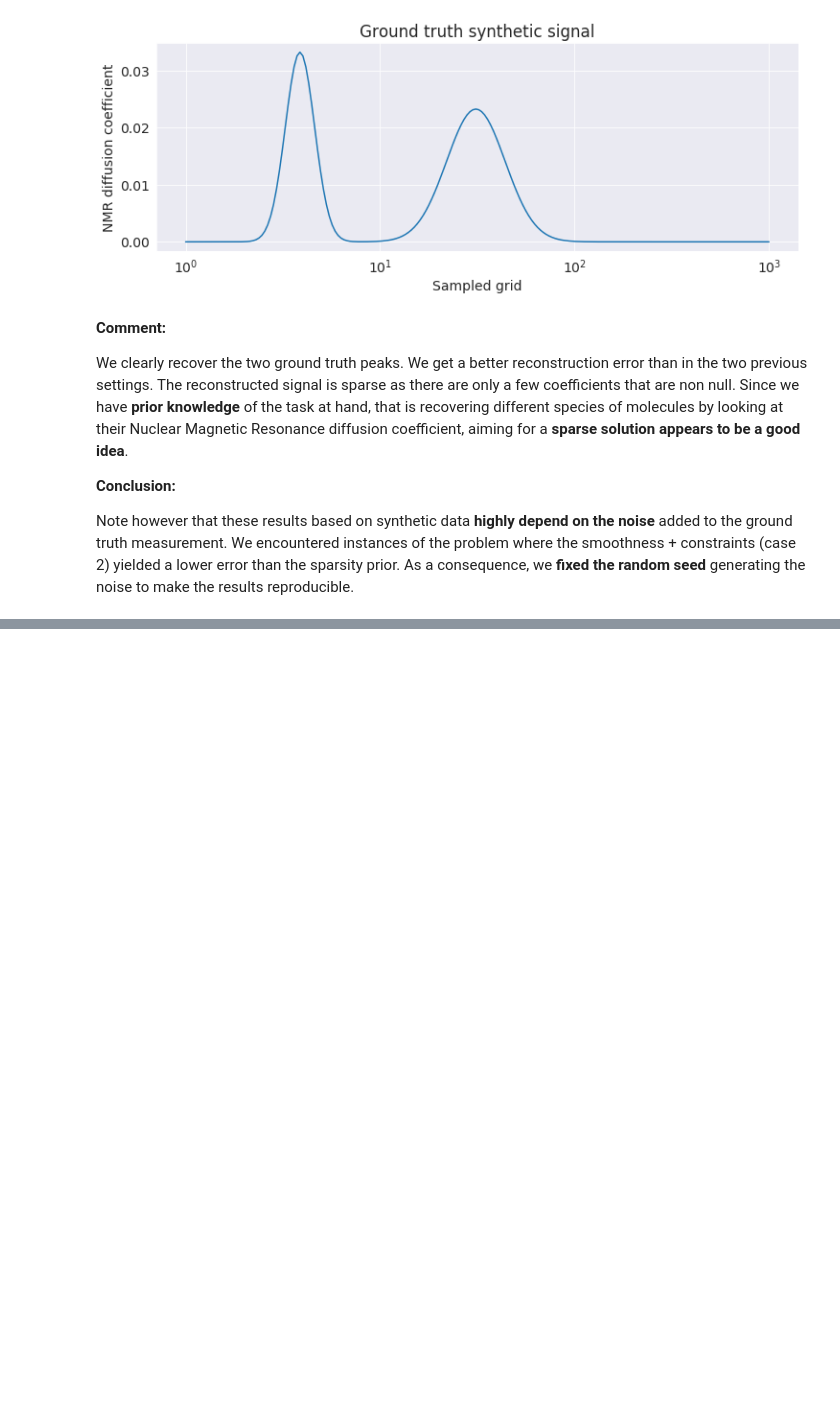
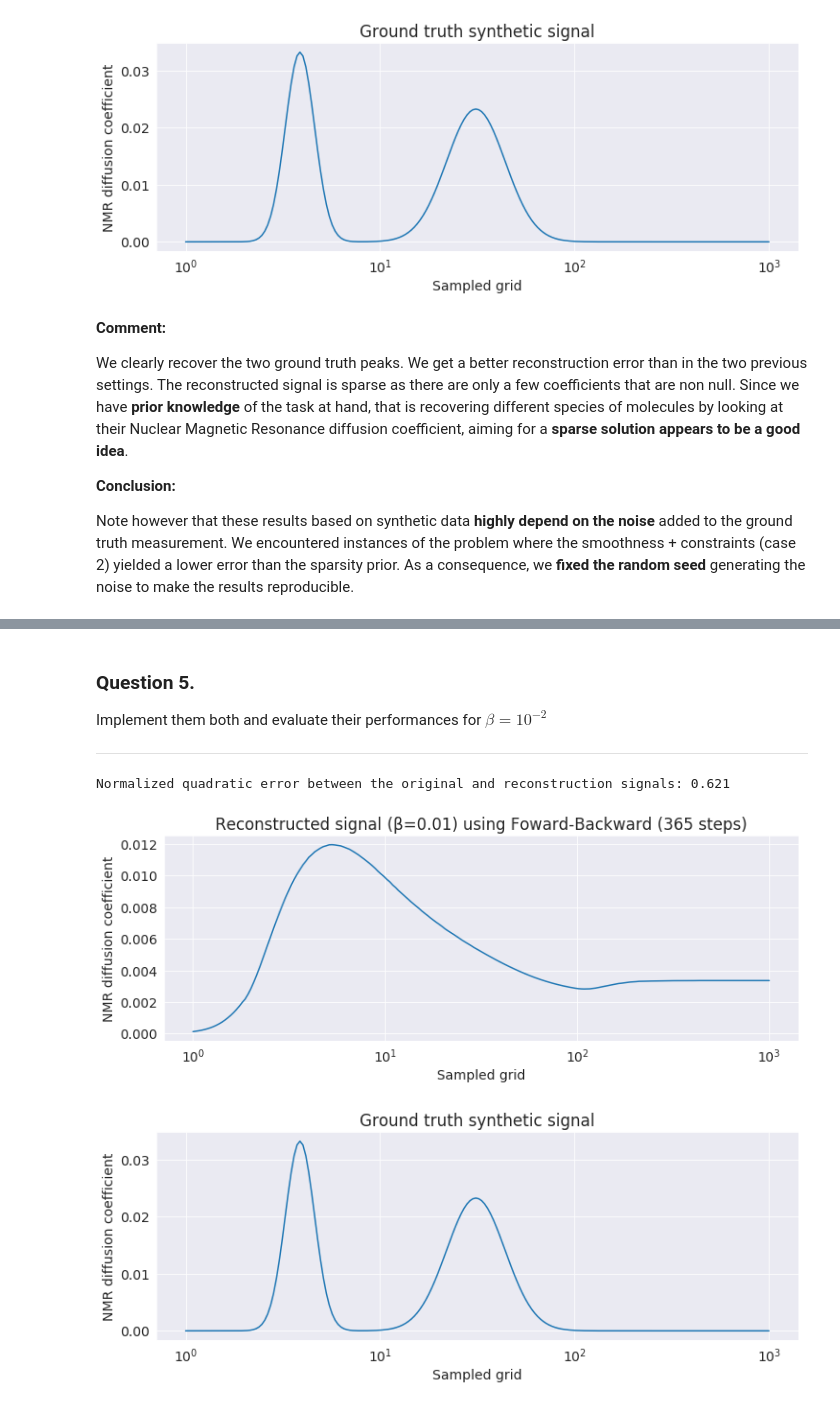
Before and after one commit to azouaoui-cv/LSOPTIM, a Jupyter notebook: TP2/NMR.ipynb, the cells around one changed output, grey strips where cells are left out. Drawn from its saved outputs; the diff is of its cells as text; code cells hidden in the pictures; blank space fills up the shorter version.

```diff
--- a/TP2/NMR.ipynb
+++ b/TP2/NMR.ipynb
@@ -401,0 +560,67 @@ Note however that these results based on synthetic data **highly depend on the n
+# %% [markdown]
+### Question 5.
+
+Implement them both and evaluate their performances for $\beta = 10^{-2}$
+
+---
+# %%
+# Setup
+tol = 1e-3 # stopping criterion
+β = 1e-2
+
+# Compute the largest eigenvalues of the Hessian of g(x)
+# We use ``eigvalsh`` to only compute the eigenvalues
+# the ``h`` in ``eigvalsh`` refers to a faster algorithm tailored
+# to real symmetric matrices such as $K^T K$
+ν =  np.sort(np.linalg.eigvalsh(K.T.dot(K)))[-1]
+
+# Set the step size
+γ = 1 / ν
+δ = 2 - γ * ν / 2
+λ = 1
+assert δ - λ > 0
+
+
+# Initialization
+x_curr = np.zeros_like(x)
+x_next = np.ones_like(x)
+
+counter = 0
+
+# Implement the Forward Backward algorithm
+while np.any(np.abs(x_next - x_curr) / (np.abs(x_curr) + 1e-8) > tol): # stopping criterion
+    x_curr = x_next
+    y_curr = x_curr - γ * K.T.dot(K.dot(x_curr) - y)
+    # Use vectorized Lambert W function
+    x_next = x_curr + λ * (γ * β * vec_W_func(y_curr / (γ * β) - 1 - np.log(γ * β)) - x_curr)
+    counter += 1
+
+
+x_hat = x_next
+
+error = quadratic_error(x_hat, x)
+
+
+# Display the reconstruction error
+print(f"Normalized quadratic error between"
+      f" the original and reconstruction signals: {round(error, 4)}")
+
+# Display the reconstructed x_hat as a function of T using log scale horizontal axis
+plt.figure(figsize=(12, 4))
+plt.title(f"Reconstructed signal (β={β}) using Foward-Backward ({counter} steps)")
+plt.plot(T, x_hat)
+plt.xlabel("Sampled grid")
+plt.ylabel("NMR diffusion coefficient")
+plt.xscale("log");
+
+# Display the original signal x as a function of T using log scale horizontal axis
+plt.figure(figsize=(12, 4))
+plt.title("Ground truth synthetic signal")
+plt.plot(T, x)
+plt.xlabel("Sampled grid")
+plt.ylabel("NMR diffusion coefficient")
+plt.xscale("log");
+# %% [output]
+Normalized quadratic error between the original and reconstruction signals: 0.621
+[figure, added]
+[figure, added]
```
Also changed, not shown: parts of 35 cells of this notebook.
